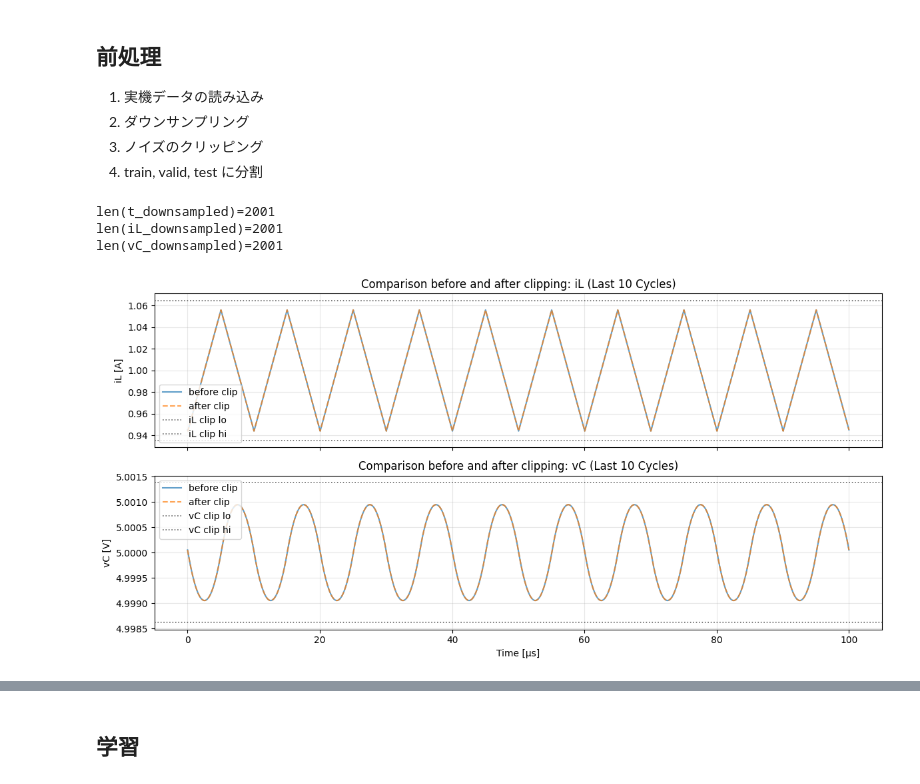
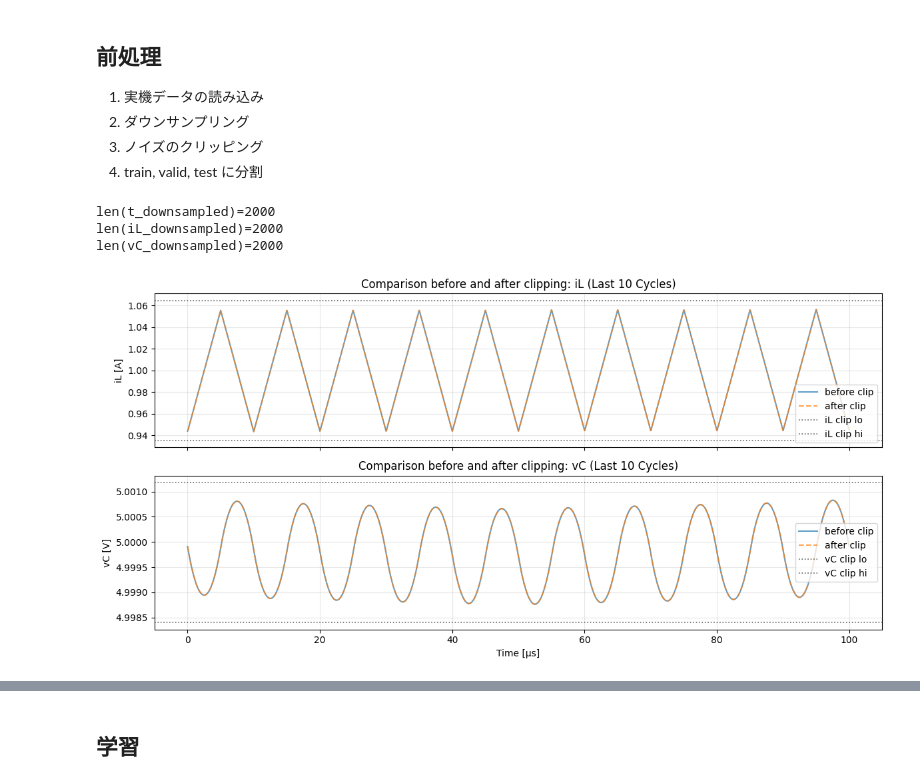
Before and after one commit to University-Laboratory/rnn-pann, a Jupyter notebook: actual_machine_notebooks/note4/note.ipynb, the cells around one changed output, grey strips where cells are left out. Cells and saved outputs as stored; diff of their text form; code cells hidden in the pictures.

```diff
--- a/actual_machine_notebooks/note4/note.ipynb
+++ b/actual_machine_notebooks/note4/note.ipynb
@@ -66,7 +66,7 @@ class Params:
     lr_c = 1e-2
     lr_r = 2e-2
 
-    epochs = 50000
+    epochs = 20000
 
     # GRU学習用のデータ準備（時系列データ）
     seq_length = 10
@@ -96,18 +96,18 @@ if keep_log:
 4. train, valid, test に分割
 # %%
 # 実機データの読み込み
-# t_raw, iL_raw, vC_raw = load_data(
-#     path=params.data_path,
-#     downsample_step=1,  # ダウンスケールしない
-#     T=params.T,
-#     cycles=params.cycles,
-#     iL_label="CH2",
-#     vC_label="CH1",
-# )
+t_raw, iL_raw, vC_raw = load_data(
+    path=params.data_path,
+    downsample_step=1,  # ダウンスケールしない
+    T=params.T,
+    cycles=params.cycles,
+    iL_label="CH2",
+    vC_label="CH1",
+)
 
 # シミュレーションデータ
 t_raw, iL_raw, vC_raw = load_data(
-    path="../../data/buck_sim_Vin10.0_Vref5.0_fs100000.0_ppc200_cyc1000/buck_sim_Vin10.0_Vref5.0_fs100000.csv",
+    path="../../data/buck_sim_Vin10.0_Vref5.0_fs100000.0_ppc1000_cyc1000/buck_sim_Vin10.0_Vref5.0_fs100000.csv",
     skiprows=0,
     downsample_step=1,  # ダウンスケールしない
     T=params.T,
@@ -134,37 +134,37 @@ print(f"{len(vC_downsampled)=}")
 def clip_by_mean_std(x: np.ndarray, k: float) -> tuple[np.ndarray, float, float]:
     mu = float(np.mean(x))
     std = float(np.std(x))
     lo = mu - k * std
     hi = mu + k * std
     x_clipped = np.clip(x, lo, hi)
     return x_clipped.astype(x.dtype, copy=False), lo, hi
 
 
 iL_clipped, iL_lo, iL_hi = clip_by_mean_std(iL_downsampled, k=params.clipped_k)
 vC_clipped, vC_lo, vC_hi = clip_by_mean_std(vC_downsampled, k=params.clipped_k)
 
 # プロット
 fig, ax = plot_compare_tail(
     t_downsampled,
     iL_downsampled,
     vC_downsampled,
     "before clip",
     t_downsampled,
     iL_clipped,
     vC_clipped,
     "after clip",
     params.T,
     title="Comparison before and after clipping",
     iL_range=(iL_lo, iL_hi),
     vC_range=(vC_lo, vC_hi),
 )
 if keep_log:
     save_figure_to_log(fig, "compare_tail.png", result_dir)
 # %% [output]
-len(t_downsampled)=2001
-len(iL_downsampled)=2001
-len(vC_downsampled)=2001
+len(t_downsampled)=2000
+len(iL_downsampled)=2000
+len(vC_downsampled)=2000
-[figure, old version]
+[figure, new version]
 # %%
 # スイッチング信号
 duty_phase = (t_downsampled[:-1] % params.T) / params.T
```
Also changed, not shown: parts of 15 cells of this notebook, 9 other files.
